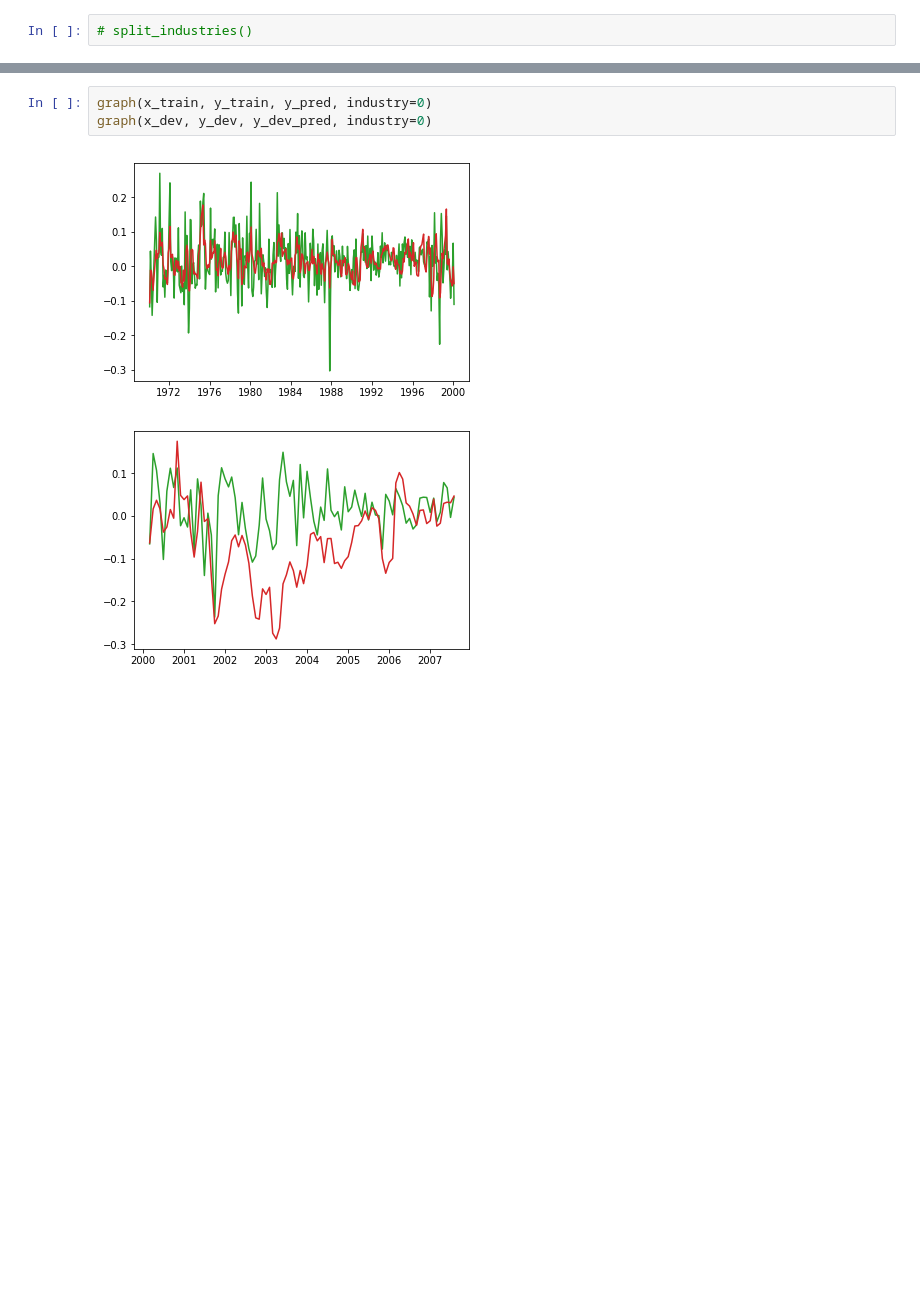
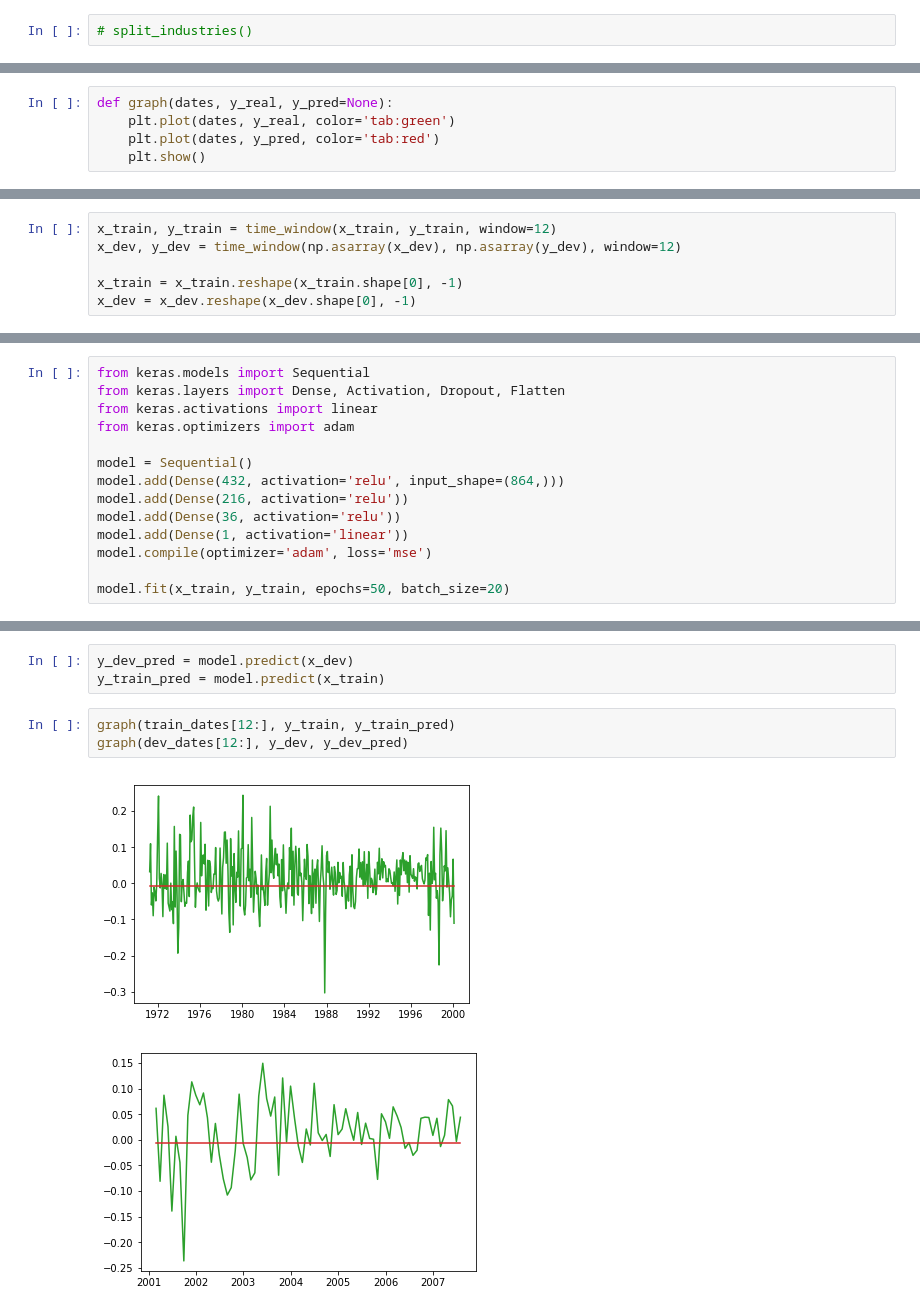
Before and after one commit to evazhang612/229proj, a Jupyter notebook: Untitled.ipynb, the cells around one changed output, grey strips where cells are left out. Saved outputs shown, nothing was run; the diff lists cells and outputs as text; blank space fills up the shorter version.

```diff
--- a/Untitled.ipynb
+++ b/Untitled.ipynb
@@ -116,0 +143,5 @@ print(y_dev_pred)
+# %%
+def graph(dates, y_real, y_pred=None):
+    plt.plot(dates, y_real, color='tab:green')
+    plt.plot(dates, y_pred, color='tab:red')
+    plt.show()
@@ -116,0 +163,6 @@ print(y_dev_pred)
+# %%
+x_train, y_train = time_window(x_train, y_train, window=12)
+x_dev, y_dev = time_window(np.asarray(x_dev), np.asarray(y_dev), window=12)
+
+x_train = x_train.reshape(x_train.shape[0], -1)
+x_dev = x_dev.reshape(x_dev.shape[0], -1)
@@ -116,0 +209,14 @@ print(y_dev_pred)
+# %%
+from keras.models import Sequential
+from keras.layers import Dense, Activation, Dropout, Flatten
+from keras.activations import linear
+from keras.optimizers import adam
+
+model = Sequential()
+model.add(Dense(432, activation='relu', input_shape=(864,)))
+model.add(Dense(216, activation='relu'))
+model.add(Dense(36, activation='relu'))
+model.add(Dense(1, activation='linear'))
+model.compile(optimizer='adam', loss='mse')
+
+model.fit(x_train, y_train, epochs=50, batch_size=20)
@@ -117,6 +242,9 @@ print(y_dev_pred)
+# %%
+y_dev_pred = model.predict(x_dev)
+y_train_pred = model.predict(x_train)
 # %%
-graph(x_train, y_train, y_pred, industry=0)
-graph(x_dev, y_dev, y_dev_pred, industry=0)
+graph(train_dates[12:], y_train, y_train_pred)
+graph(dev_dates[12:], y_dev, y_dev_pred)
 # %% [output]
-[figure, old version]
+[figure, new version]
-[figure, old version]
+[figure, new version]
```
Also changed, not shown: parts of 23 cells of this notebook.
